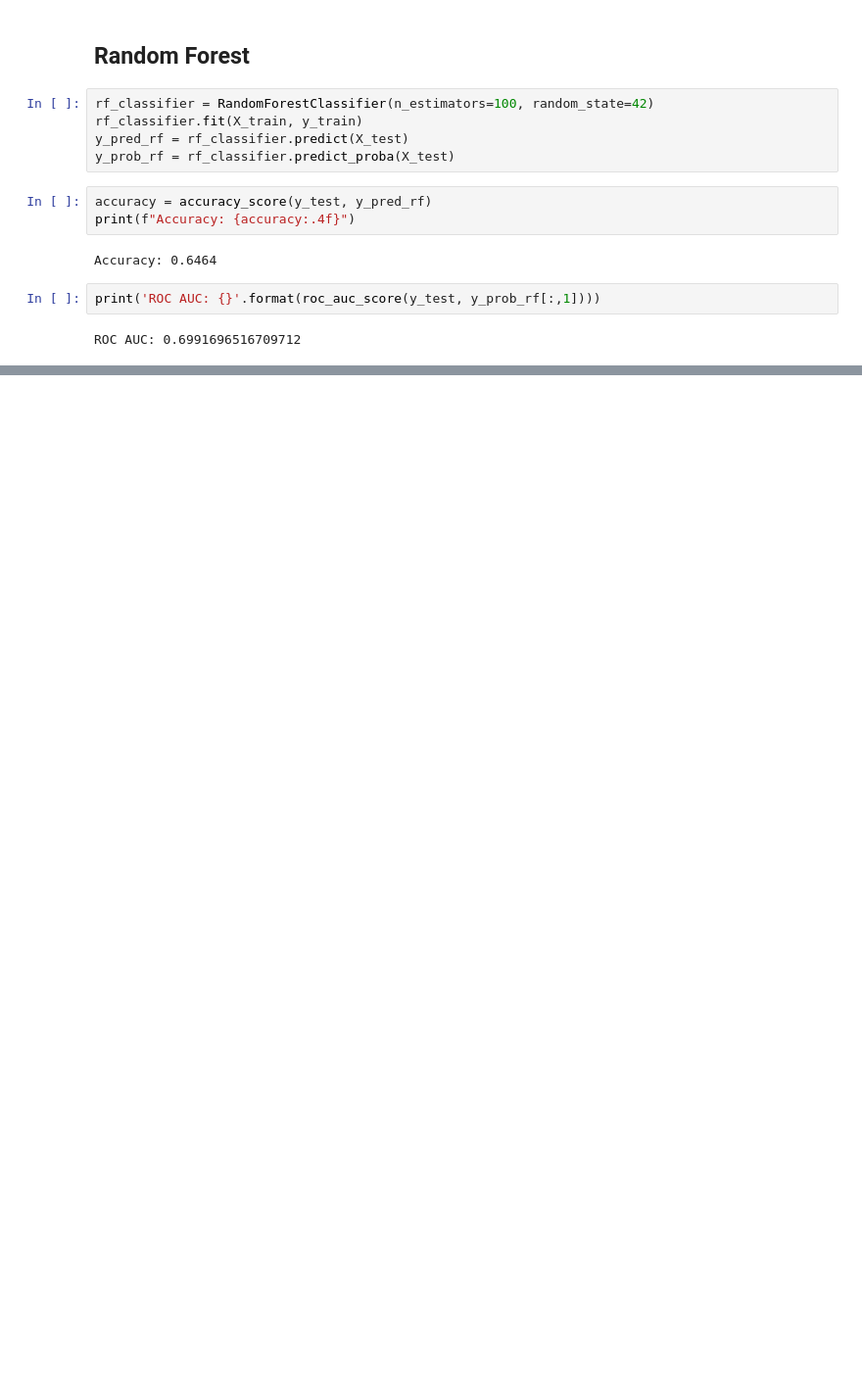
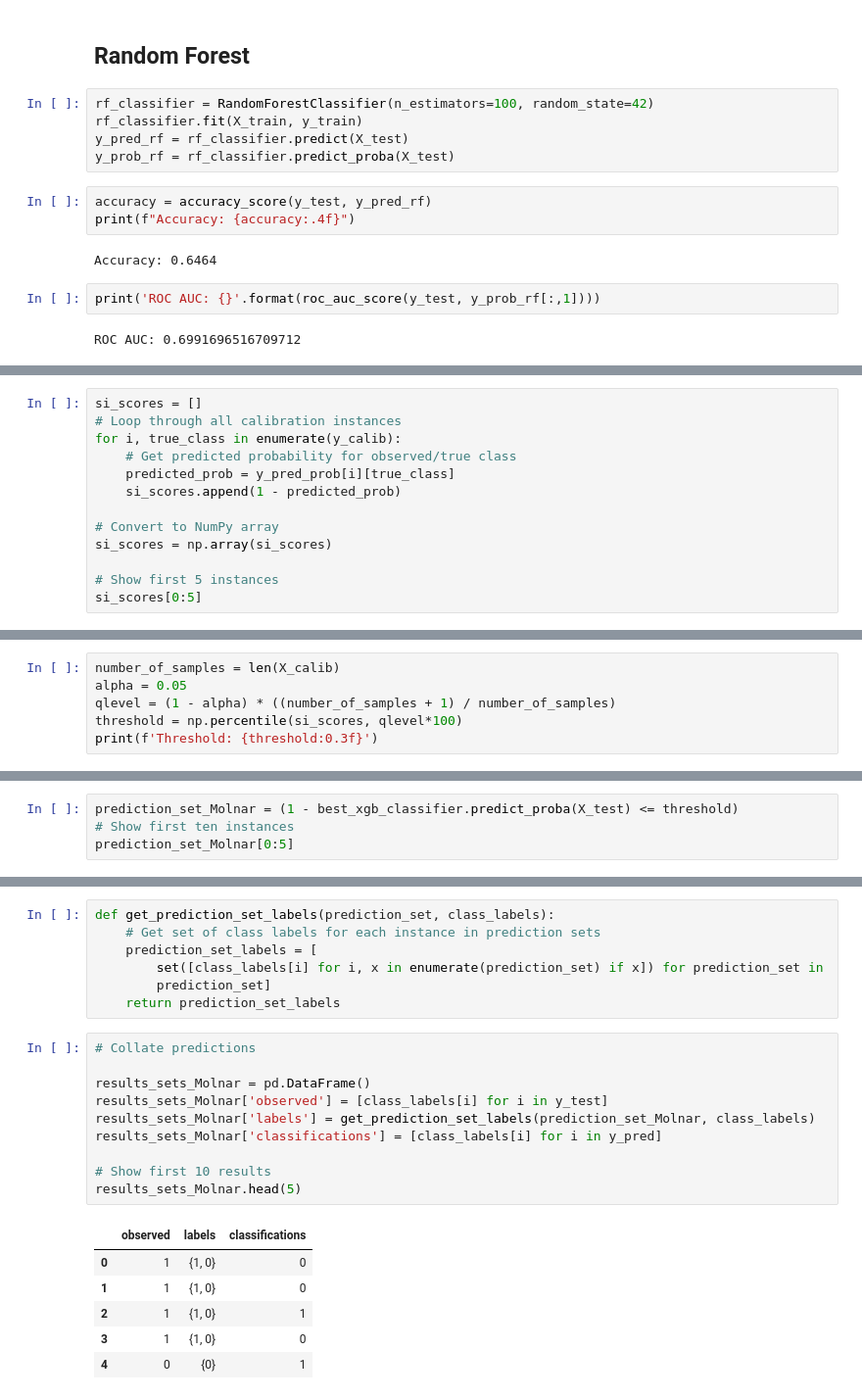
Before and after one commit to haileyvu9/RP, a Jupyter notebook: Research_Project_Hailey_Update.ipynb, the cells around one changed output, grey strips where cells are left out. Shown at 98% size. Drawn from its saved outputs; the diff is of its cells as text; blank space fills up the shorter version.

```diff
--- a/Research_Project_Hailey_Update.ipynb
+++ b/Research_Project_Hailey_Update.ipynb
@@ -446,0 +536,13 @@ ROC AUC: 0.6991696516709712
+# %%
+si_scores = []
+# Loop through all calibration instances
+for i, true_class in enumerate(y_calib):
+    # Get predicted probability for observed/true class
+    predicted_prob = y_pred_prob[i][true_class]
+    si_scores.append(1 - predicted_prob)
+
+# Convert to NumPy array
+si_scores = np.array(si_scores)
+
+# Show first 5 instances
+si_scores[0:5]
@@ -446,0 +551,6 @@ ROC AUC: 0.6991696516709712
+# %%
+number_of_samples = len(X_calib)
+alpha = 0.05
+qlevel = (1 - alpha) * ((number_of_samples + 1) / number_of_samples)
+threshold = np.percentile(si_scores, qlevel*100)
+print(f'Threshold: {threshold:0.3f}')
@@ -446,0 +559,4 @@ ROC AUC: 0.6991696516709712
+# %%
+prediction_set_Molnar = (1 - best_xgb_classifier.predict_proba(X_test) <= threshold)
+# Show first ten instances
+prediction_set_Molnar[0:5]
@@ -446,0 +615,24 @@ ROC AUC: 0.6991696516709712
+# %%
+def get_prediction_set_labels(prediction_set, class_labels):
+    # Get set of class labels for each instance in prediction sets
+    prediction_set_labels = [
+        set([class_labels[i] for i, x in enumerate(prediction_set) if x]) for prediction_set in
+        prediction_set]
+    return prediction_set_labels
+# %%
+# Collate predictions
+
+results_sets_Molnar = pd.DataFrame()
+results_sets_Molnar['observed'] = [class_labels[i] for i in y_test]
+results_sets_Molnar['labels'] = get_prediction_set_labels(prediction_set_Molnar, class_labels)
+results_sets_Molnar['classifications'] = [class_labels[i] for i in y_pred]
+
+# Show first 10 results
+results_sets_Molnar.head(5)
+# %% [output]
+|  | observed | labels | classifications |
+| 0 | 1 | {1, 0} | 0 |
+| 1 | 1 | {1, 0} | 0 |
+| 2 | 1 | {1, 0} | 1 |
+| 3 | 1 | {1, 0} | 0 |
+| 4 | 0 | {0} | 1 |
```
Also changed, not shown: parts of 38 cells of this notebook.
